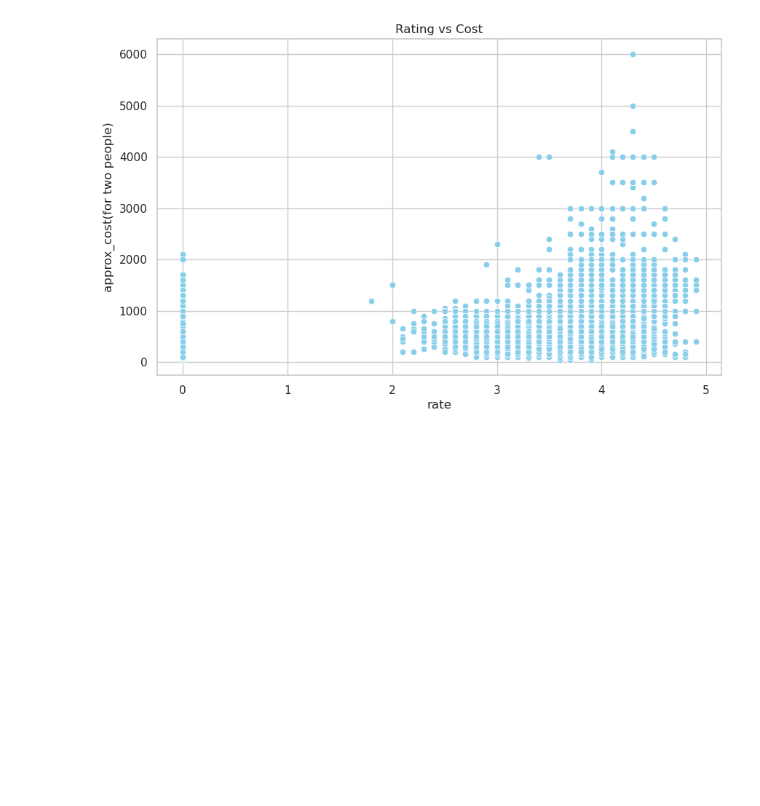
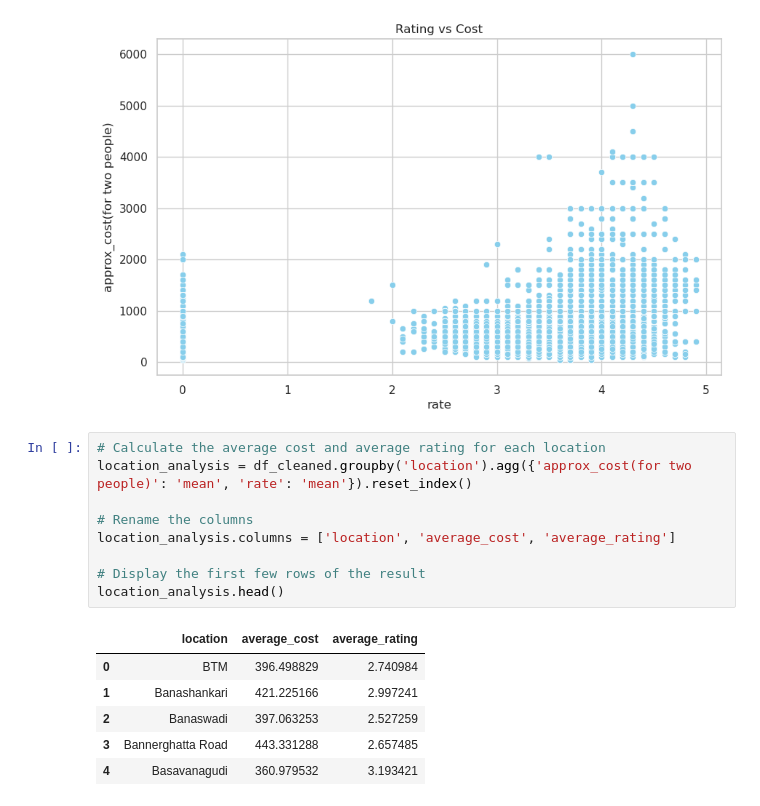
Before and after one commit to raj-rajat/Zomato-, a Jupyter notebook: zomato-new.ipynb, the cells around one changed output. Saved outputs shown, nothing was run; the diff lists cells and outputs as text; blank space fills up the shorter version.

```diff
--- a/zomato-new.ipynb
+++ b/zomato-new.ipynb
@@ -329,3 +329,19 @@ plt.title('Rating vs Cost')
 plt.show()
 # %% [output]
 [figure]
+# %%
+# Calculate the average cost and average rating for each location
+location_analysis = df_cleaned.groupby('location').agg({'approx_cost(for two people)': 'mean', 'rate': 'mean'}).reset_index()
+
+# Rename the columns
+location_analysis.columns = ['location', 'average_cost', 'average_rating']
+
+# Display the first few rows of the result
+location_analysis.head()
+# %% [output]
+|  | location | average_cost | average_rating |
+| 0 | BTM | 396.498829 | 2.740984 |
+| 1 | Banashankari | 421.225166 | 2.997241 |
+| 2 | Banaswadi | 397.063253 | 2.527259 |
+| 3 | Bannerghatta Road | 443.331288 | 2.657485 |
+| 4 | Basavanagudi | 360.979532 | 3.193421 |
```
Also changed, not shown: parts of 3 cells of this notebook.
